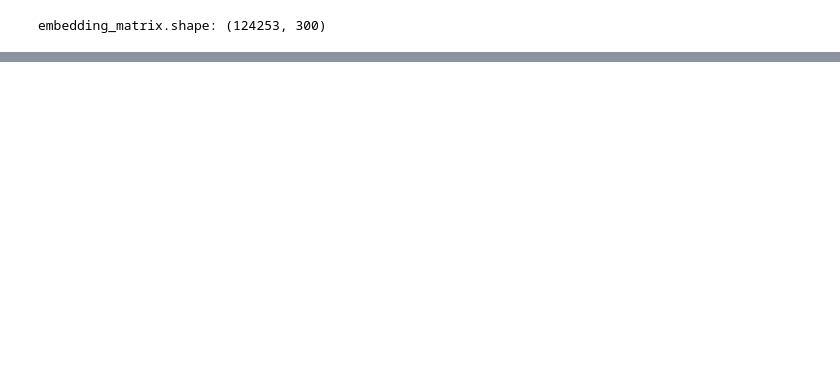
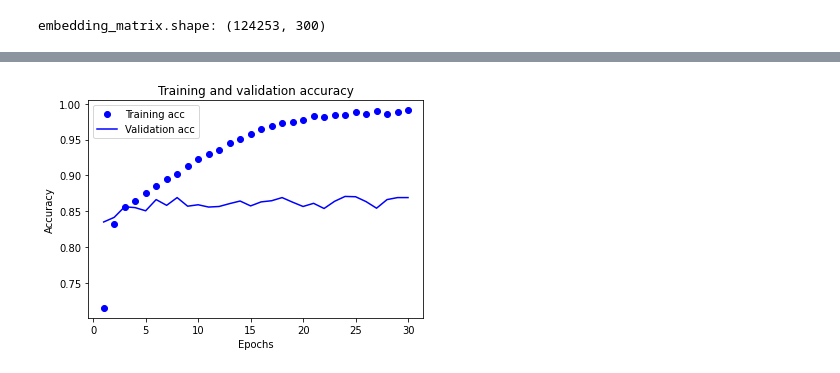
Before and after one commit to jaekyoungkim/NLP_STUDY, a Jupyter notebook: HAN.ipynb, the cells around one changed output, grey strips where cells are left out. Saved outputs shown, nothing was run; the diff lists cells and outputs as text; code cells hidden in the pictures; blank space fills up the shorter version.

```diff
--- a/HAN.ipynb
+++ b/HAN.ipynb
@@ -44,4 +64,5 @@ gdrive/MyDrive/dataset/IMDMB/aclImdb/test
 # %%
+base_dir = 'gdrive/MyDrive/dataset/IMDB/aclImdb'
 split_dir = os.path.join(base_dir, 'train')
 split_dir
 # %% [output]
@@ -272,14 +284,3 @@ array([[    0,     0,     0,    56,   325,     2,    10,    37,     5,
 train_Y_data[1]
 # %% [output]
 array([1., 0.], dtype=float32)
-# %%
-from sklearn.model_selection import train_test_split
-# train , test 데이터 분리하기
-train_X_data, val_X_data, train_Y_data, val_Y_data = train_test_split(train_X_data, train_Y_data,
-                                                                      test_size=0.1,
-                                                                      random_state=42)
-
-print("train_X_data.shape: {}".format(train_X_data.shape))
-print("train_Y_data.shape: {}".format(train_Y_data.shape))
-print("val_X_data.shape: {}".format(val_X_data.shape))
-print("val_Y_data.shape: {}".format(val_Y_data.shape))
@@ -526,0 +637,11 @@ history = model.fit(x=[train_X_data],
+# %%
+# 실제 데이터에 적용하는 과정
+# Hyperparameter
+max_sentences = 35
+max_sentence_length = 10  # maxlen이랑 같음
+# 사전에서 단어 수(embedding layer에서 사용)
+max_nb_words = len(tokenizer.word_index) + 1
+
+early_stop = EarlyStopping(monitor='val_loss', patience=10)
+import gc
+gc.collect()
@@ -526,0 +666,18 @@ history = model.fit(x=[train_X_data],
+# %%
+history = model.fit(x=train_X_data,  # x : list
+                    y=train_Y_data,  # y: list
+                    batch_size=128,
+                    epochs=30,
+                    verbose=True,
+                    validation_data=(val_X_data, val_Y_data)  # tuple , 'NoneType' object is not callable
+                    ,callbacks=[early_stop]
+                    )
+                    #,callbacks=[early_stop])
+
+
+# error
+# def _fixup_shape(images, labels):
+#    images.set_shape([None, 15, 256, 256, 3])
+#    labels.set_shape([None, 12])
+#    return images, labels
+# as_list() is not defined on an unknown tensorshape
@@ -548,17 +739,19 @@ plt.show()
 # %%
 plt.clf()
-acc = history_dict['acc']
-val_acc = history_dict['val_acc']
+acc = history_dict['accuracy']
+val_acc = history_dict['val_accuracy']
 
 epochs = range(1, len(loss) + 1)
 
 plt.plot(epochs, acc, 'bo', label='Training acc')
 plt.plot(epochs, val_acc, 'b', label='Validation acc')
 plt.title('Training and validation accuracy')
 plt.xlabel('Epochs')
 plt.ylabel('Accuracy')
 plt.legend()
 
 plt.show()
+# %% [output]
+[figure, added]
 # %%
 model.summary()
```
Also changed, not shown: parts of 91 cells of this notebook.
